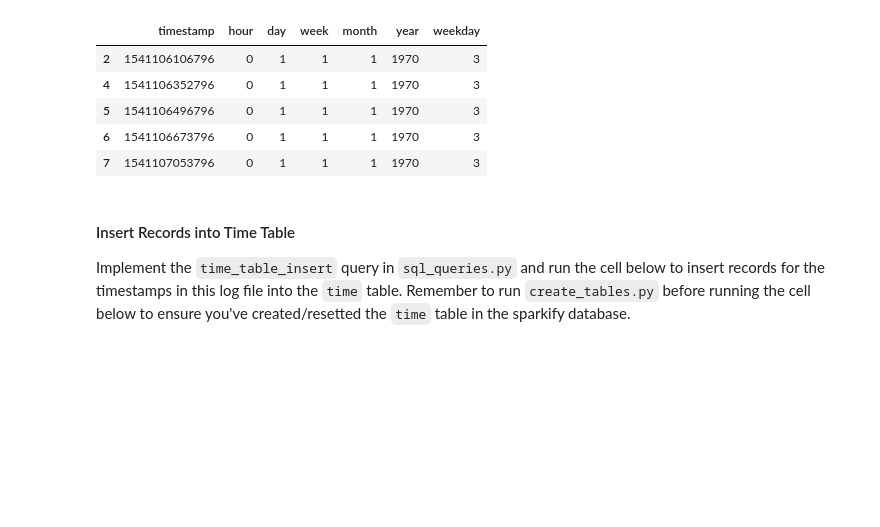
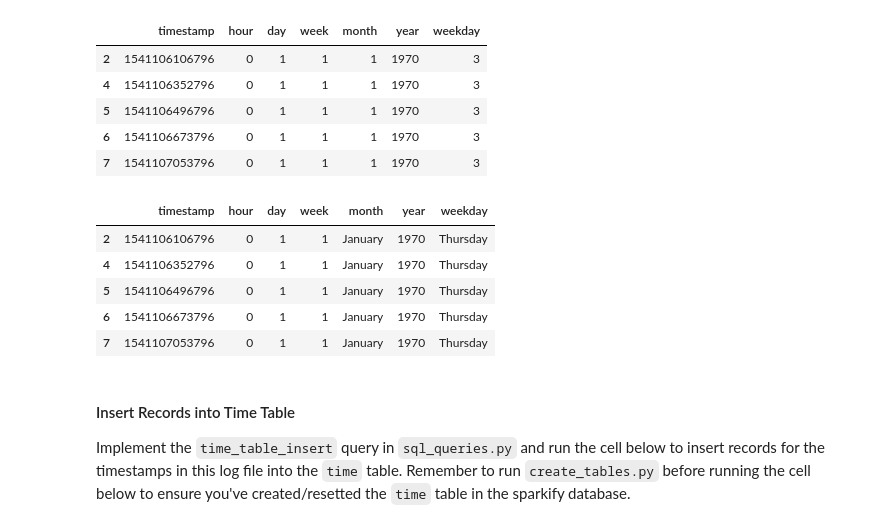
Before and after one commit to OmarAlghamdi/Sparkify-relational, a Jupyter notebook: etl.ipynb, the cells around one changed output. Cells and saved outputs as stored; diff of their text form; code cells hidden in the pictures; blank space fills up the shorter version.

```diff
--- a/etl.ipynb
+++ b/etl.ipynb
@@ -124,6 +124,7 @@ df.head()
 | 7 | Infected Mushroom | Logged In | Kaylee | F | 6 | Summers | 440.26730 | free | Phoenix-Mesa-Scottsdale, AZ | PUT | ... |
 # %%
 ts = df.loc[:, 'ts']
+ts.drop_duplicates(inplace=True)
 t = ts.apply(pd.to_datetime)
 t.head()
 # %% [output]
@@ -147,6 +148,46 @@ time_df.head()
 | 5 | 1541106496796 | 0 | 1 | 1 | 1 | 1970 | 3 |
 | 6 | 1541106673796 | 0 | 1 | 1 | 1 | 1970 | 3 |
 | 7 | 1541107053796 | 0 | 1 | 1 | 1 | 1970 | 3 |
+# %%
+def transform_month(m):
+    months = {
+        1: 'January',
+        2: 'Fabruary',
+        3: 'March',
+        4: 'April',
+        5: 'May',
+        6: 'June',
+        7: 'July',
+        8: 'August',
+        9: 'September',
+        10: 'October',
+        11: 'November',
+        12: 'December',
+    }
+    return months.get(m)
+
+def transform_weekday(wd):
+    weekdays = {
+        0:'Monday',
+        1:'Tuesday',
+        2:'Wednesday',
+        3:'Thursday',
+        4:'Friday',
+        5:'Saturday',
+        6:'Sunday'
+    }
+    return weekdays.get(wd)
+# %%
+time_df.month = time_df['month'].transform(transform_month)
+time_df.weekday = time_df['weekday'].transform(transform_weekday)
+time_df.head()
+# %% [output]
+|  | timestamp | hour | day | week | month | year | weekday |
+| 2 | 1541106106796 | 0 | 1 | 1 | January | 1970 | Thursday |
+| 4 | 1541106352796 | 0 | 1 | 1 | January | 1970 | Thursday |
+| 5 | 1541106496796 | 0 | 1 | 1 | January | 1970 | Thursday |
+| 6 | 1541106673796 | 0 | 1 | 1 | January | 1970 | Thursday |
+| 7 | 1541107053796 | 0 | 1 | 1 | January | 1970 | Thursday |
 # %% [markdown]
 #### Insert Records into Time Table
 Implement the `time_table_insert` query in `sql_queries.py` and run the cell below to insert records for the timestamps in this log file into the `time` table. Remember to run `create_tables.py` before running the cell below to ensure you've created/resetted the `time` table in the sparkify database.
```
Also changed, not shown: parts of 1 cell of this notebook, 1 other file.
